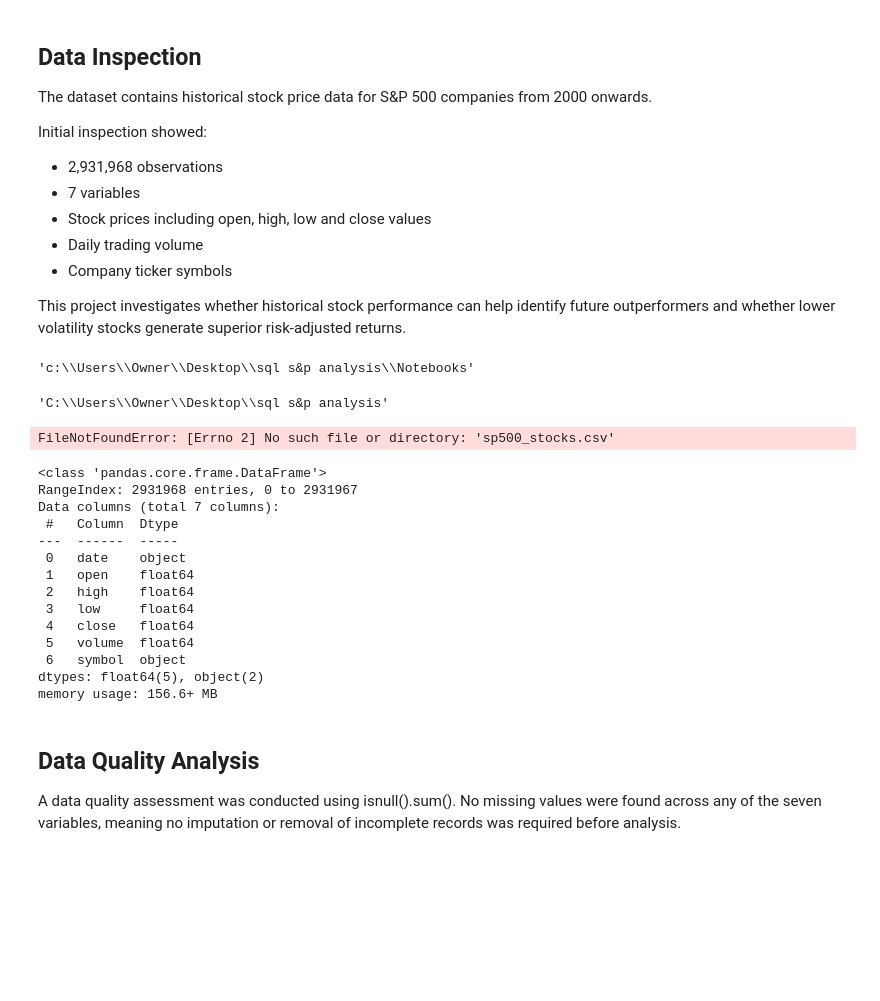
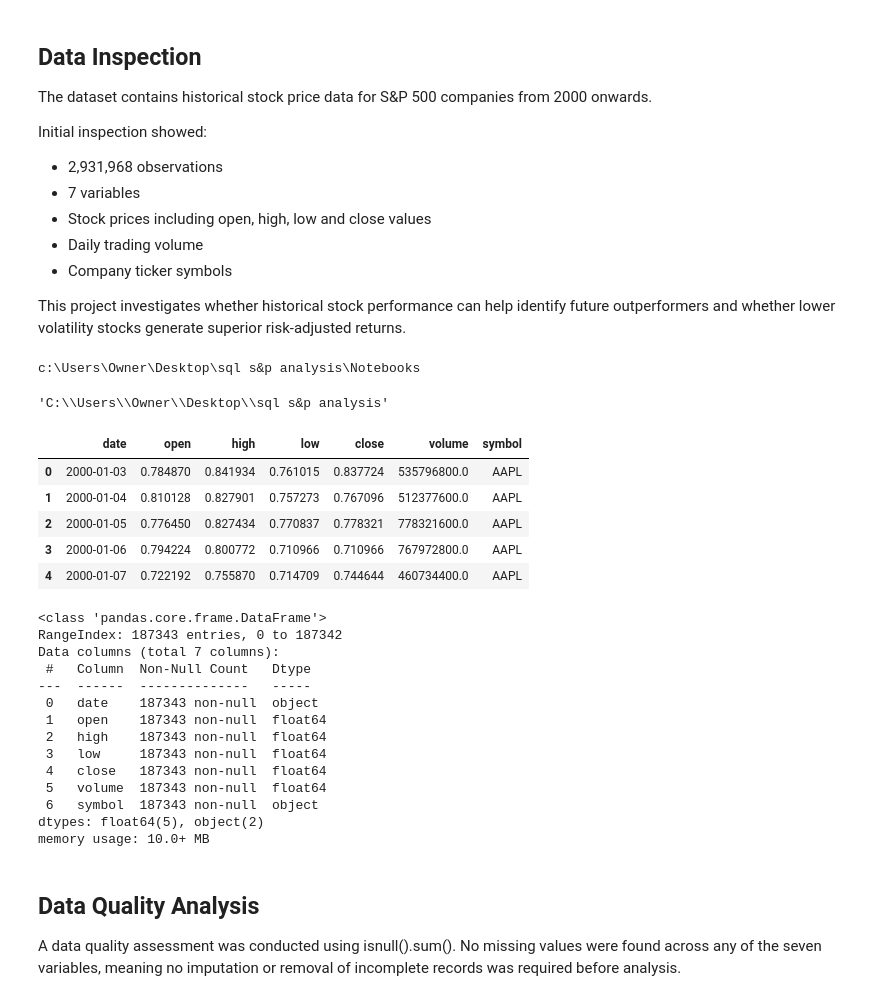
Before and after one commit to jamiejamajam/sp500-momentum-analysis, a Jupyter notebook: Notebooks/data_preparation.ipynb, the cells around one changed output. Drawn from its saved outputs; the diff is of its cells as text; code cells hidden in the pictures; blank space fills up the shorter version.

Commit message:
Fix notebook paths and improve project portability

```diff
--- a/Notebooks/data_preparation.ipynb
+++ b/Notebooks/data_preparation.ipynb
@@ -15,9 +15,9 @@ This project investigates whether historical stock performance can help identify
 # %%
 import os
 
-os.getcwd()
+print(os.getcwd())
 # %% [output]
-'c:\\Users\\Owner\\Desktop\\sql s&p analysis\\Notebooks'
+c:\Users\Owner\Desktop\sql s&p analysis\Notebooks
 # %%
 import os
 
@@ -29,28 +29,33 @@ os.getcwd()
 # %%
 import pandas as pd
 
-stocks = pd.read_csv("sp500_stocks.csv")
+stocks = pd.read_csv("Data/sp500_stocks_selected.csv")
 
 stocks.head()
 # %% [output]
-FileNotFoundError: [Errno 2] No such file or directory: 'sp500_stocks.csv'
+|  | date | open | high | low | close | volume | symbol |
+| 0 | 2000-01-03 | 0.784870 | 0.841934 | 0.761015 | 0.837724 | 535796800.0 | AAPL |
+| 1 | 2000-01-04 | 0.810128 | 0.827901 | 0.757273 | 0.767096 | 512377600.0 | AAPL |
+| 2 | 2000-01-05 | 0.776450 | 0.827434 | 0.770837 | 0.778321 | 778321600.0 | AAPL |
+| 3 | 2000-01-06 | 0.794224 | 0.800772 | 0.710966 | 0.710966 | 767972800.0 | AAPL |
+| 4 | 2000-01-07 | 0.722192 | 0.755870 | 0.714709 | 0.744644 | 460734400.0 | AAPL |
 # %%
 stocks.info()
 # %% [output]
 <class 'pandas.core.frame.DataFrame'>
-RangeIndex: 2931968 entries, 0 to 2931967
+RangeIndex: 187343 entries, 0 to 187342
 Data columns (total 7 columns):
- #   Column  Dtype
----  ------  -----
- 0   date    object
- 1   open    float64
- 2   high    float64
- 3   low     float64
- 4   close   float64
- 5   volume  float64
- 6   symbol  object
+ #   Column  Non-Null Count   Dtype
+---  ------  --------------   -----
+ 0   date    187343 non-null  object
+ 1   open    187343 non-null  float64
+ 2   high    187343 non-null  float64
+ 3   low     187343 non-null  float64
+ 4   close   187343 non-null  float64
+ 5   volume  187343 non-null  float64
+ 6   symbol  187343 non-null  object
 dtypes: float64(5), object(2)
-memory usage: 156.6+ MB
+memory usage: 10.0+ MB
 # %% [markdown]
 ## Data Quality Analysis
 
```
Also changed, not shown: parts of 8 cells of this notebook, 2 other files.
